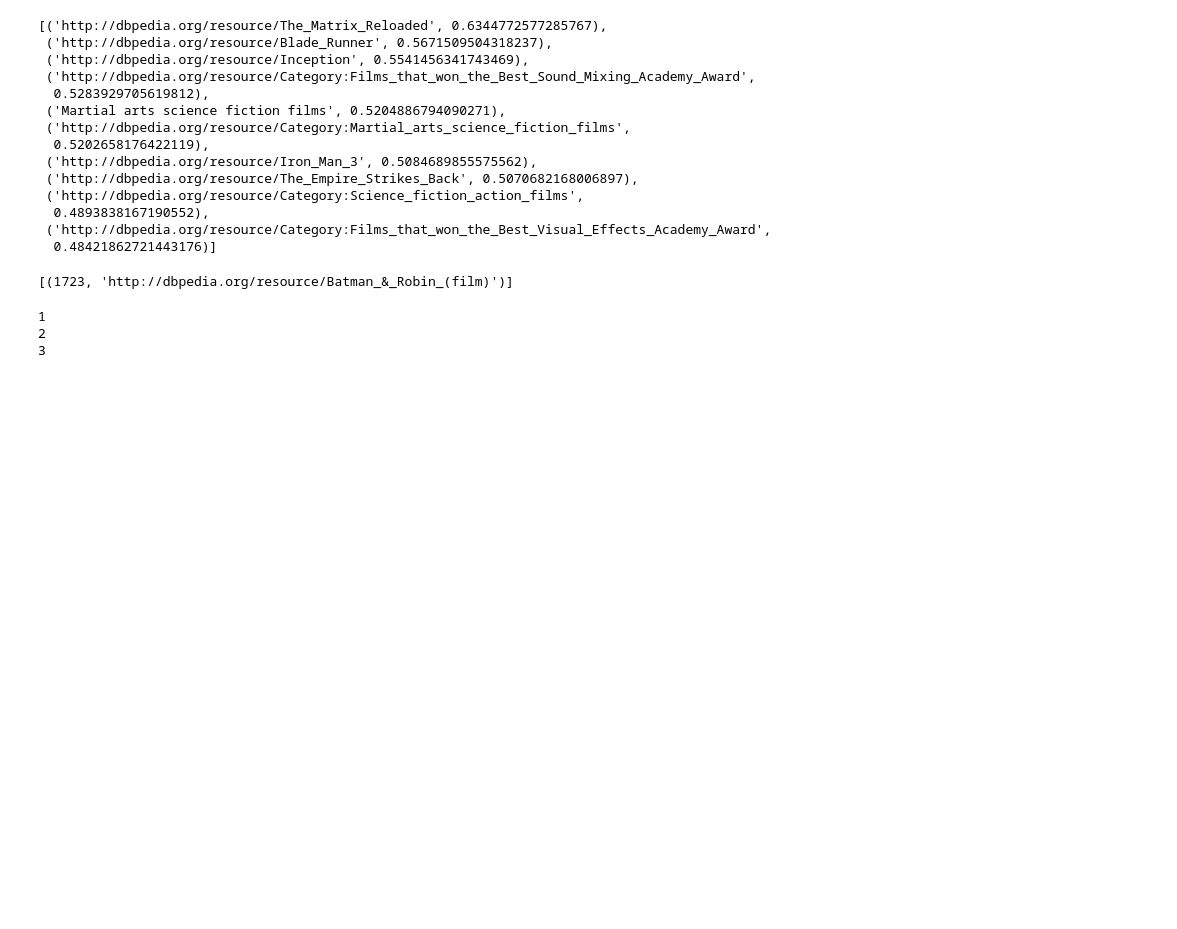
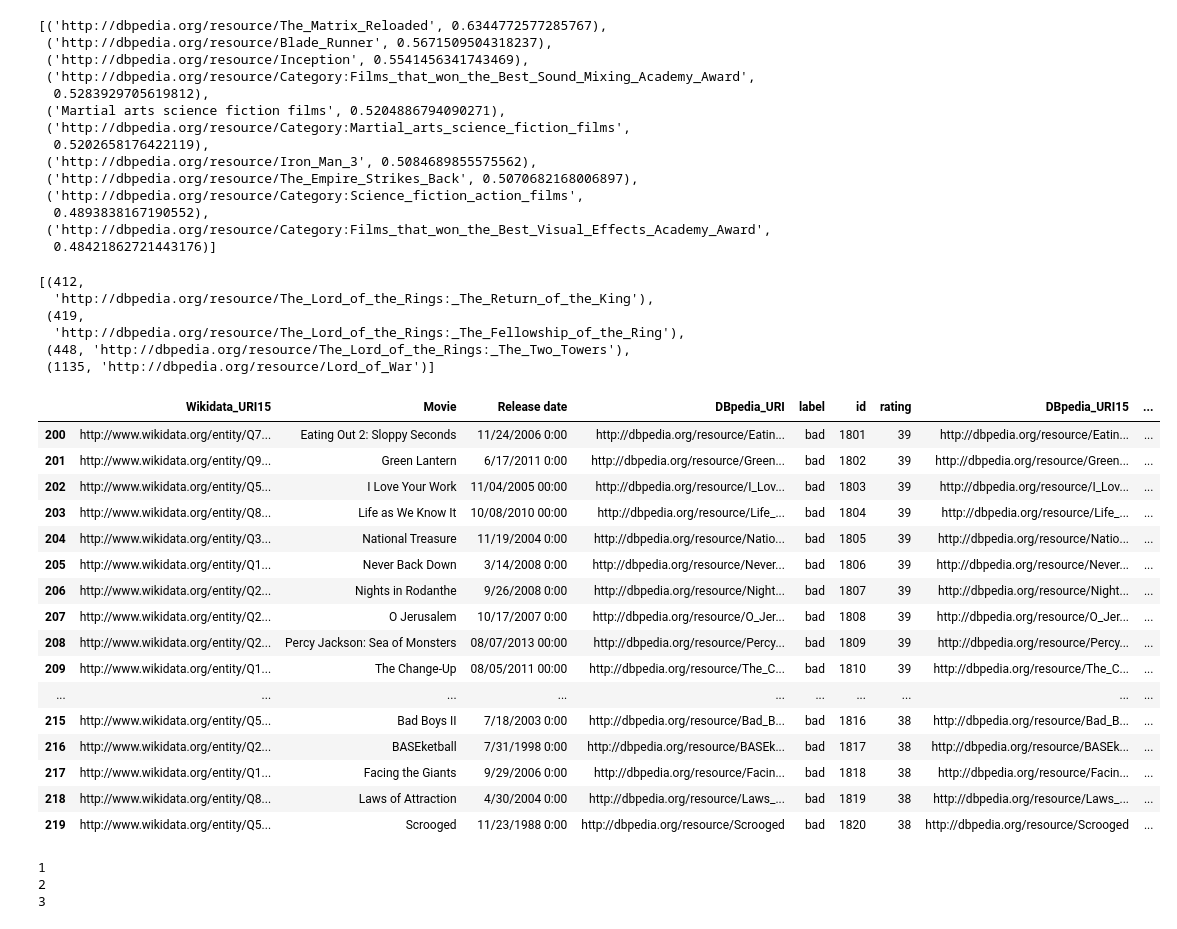
Before and after one commit to rgrenz/rdflime-util, a Jupyter notebook: notebooks/3_limetest.ipynb, the cells around one changed output. Saved outputs shown, nothing was run; the diff lists cells and outputs as text; code cells hidden in the pictures; blank space fills up the shorter version.

```diff
--- a/notebooks/3_limetest.ipynb
+++ b/notebooks/3_limetest.ipynb
@@ -333,9 +395,34 @@ wv_new.most_similar(positive=["http://dbpedia.org/resource/The_Matrix"], negativ
   0.48421862721443176)]
 # %%
 movie_search = lambda query: [(i,x) for i,x in enumerate(movies) if query.lower() in x.lower()]
-movie_search("batman")
+movie_search("lord")
 # %% [output]
-[(1723, 'http://dbpedia.org/resource/Batman_&_Robin_(film)')]
+[(412,
+  'http://dbpedia.org/resource/The_Lord_of_the_Rings:_The_Return_of_the_King'),
+ (419,
+  'http://dbpedia.org/resource/The_Lord_of_the_Rings:_The_Fellowship_of_the_Ring'),
+ (448, 'http://dbpedia.org/resource/The_Lord_of_the_Rings:_The_Two_Towers'),
+ (1135, 'http://dbpedia.org/resource/Lord_of_War')]
+# %%
+movieFull[200:220]
+# %% [output]
+|  | Wikidata_URI15 | Movie | Release date | DBpedia_URI | label | id | rating | DBpedia_URI15 | ... |
+| 200 | http://www.wikidata.org/entity/Q7... | Eating Out 2: Sloppy Seconds | 11/24/2006 0:00 | http://dbpedia.org/resource/Eatin... | bad | 1801 | 39 | http://dbpedia.org/resource/Eatin... | ... |
+| 201 | http://www.wikidata.org/entity/Q9... | Green Lantern | 6/17/2011 0:00 | http://dbpedia.org/resource/Green... | bad | 1802 | 39 | http://dbpedia.org/resource/Green... | ... |
+| 202 | http://www.wikidata.org/entity/Q5... | I Love Your Work | 11/04/2005 00:00 | http://dbpedia.org/resource/I_Lov... | bad | 1803 | 39 | http://dbpedia.org/resource/I_Lov... | ... |
+| 203 | http://www.wikidata.org/entity/Q8... | Life as We Know It | 10/08/2010 00:00 | http://dbpedia.org/resource/Life_... | bad | 1804 | 39 | http://dbpedia.org/resource/Life_... | ... |
+| 204 | http://www.wikidata.org/entity/Q3... | National Treasure | 11/19/2004 0:00 | http://dbpedia.org/resource/Natio... | bad | 1805 | 39 | http://dbpedia.org/resource/Natio... | ... |
+| 205 | http://www.wikidata.org/entity/Q1... | Never Back Down | 3/14/2008 0:00 | http://dbpedia.org/resource/Never... | bad | 1806 | 39 | http://dbpedia.org/resource/Never... | ... |
+| 206 | http://www.wikidata.org/entity/Q2... | Nights in Rodanthe | 9/26/2008 0:00 | http://dbpedia.org/resource/Night... | bad | 1807 | 39 | http://dbpedia.org/resource/Night... | ... |
+| 207 | http://www.wikidata.org/entity/Q2... | O Jerusalem | 10/17/2007 0:00 | http://dbpedia.org/resource/O_Jer... | bad | 1808 | 39 | http://dbpedia.org/resource/O_Jer... | ... |
+| 208 | http://www.wikidata.org/entity/Q2... | Percy Jackson: Sea of Monsters | 08/07/2013 00:00 | http://dbpedia.org/resource/Percy... | bad | 1809 | 39 | http://dbpedia.org/resource/Percy... | ... |
+| 209 | http://www.wikidata.org/entity/Q1... | The Change-Up | 08/05/2011 00:00 | http://dbpedia.org/resource/The_C... | bad | 1810 | 39 | http://dbpedia.org/resource/The_C... | ... |
+| ... | ... | ... | ... | ... | ... | ... | ... | ... | ... |
+| 215 | http://www.wikidata.org/entity/Q5... | Bad Boys II | 7/18/2003 0:00 | http://dbpedia.org/resource/Bad_B... | bad | 1816 | 38 | http://dbpedia.org/resource/Bad_B... | ... |
+| 216 | http://www.wikidata.org/entity/Q2... | BASEketball | 7/31/1998 0:00 | http://dbpedia.org/resource/BASEk... | bad | 1817 | 38 | http://dbpedia.org/resource/BASEk... | ... |
+| 217 | http://www.wikidata.org/entity/Q1... | Facing the Giants | 9/29/2006 0:00 | http://dbpedia.org/resource/Facin... | bad | 1818 | 38 | http://dbpedia.org/resource/Facin... | ... |
+| 218 | http://www.wikidata.org/entity/Q8... | Laws of Attraction | 4/30/2004 0:00 | http://dbpedia.org/resource/Laws_... | bad | 1819 | 38 | http://dbpedia.org/resource/Laws_... | ... |
+| 219 | http://www.wikidata.org/entity/Q5... | Scrooged | 11/23/1988 0:00 | http://dbpedia.org/resource/Scrooged | bad | 1820 | 38 | http://dbpedia.org/resource/Scrooged | ... |
 # %%
 from concurrent.futures import ProcessPoolExecutor
 
```
Also changed, not shown: parts of 16 cells of this notebook, 3 other files.
